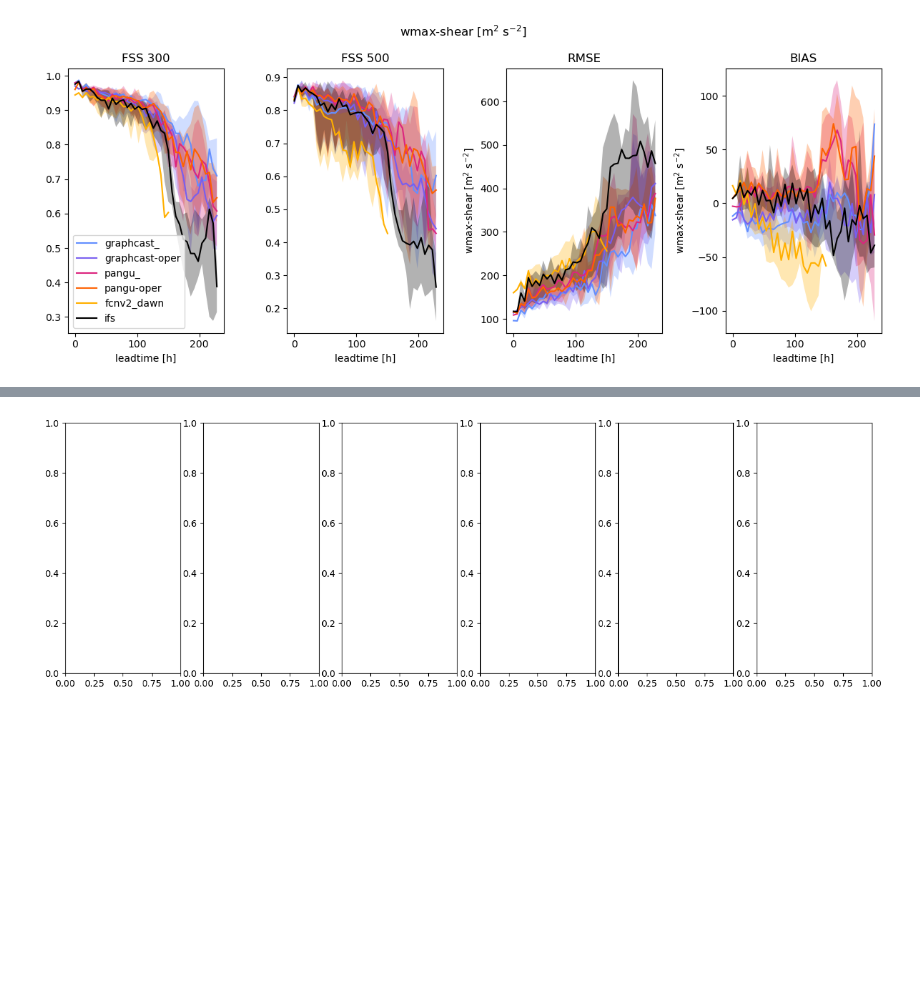
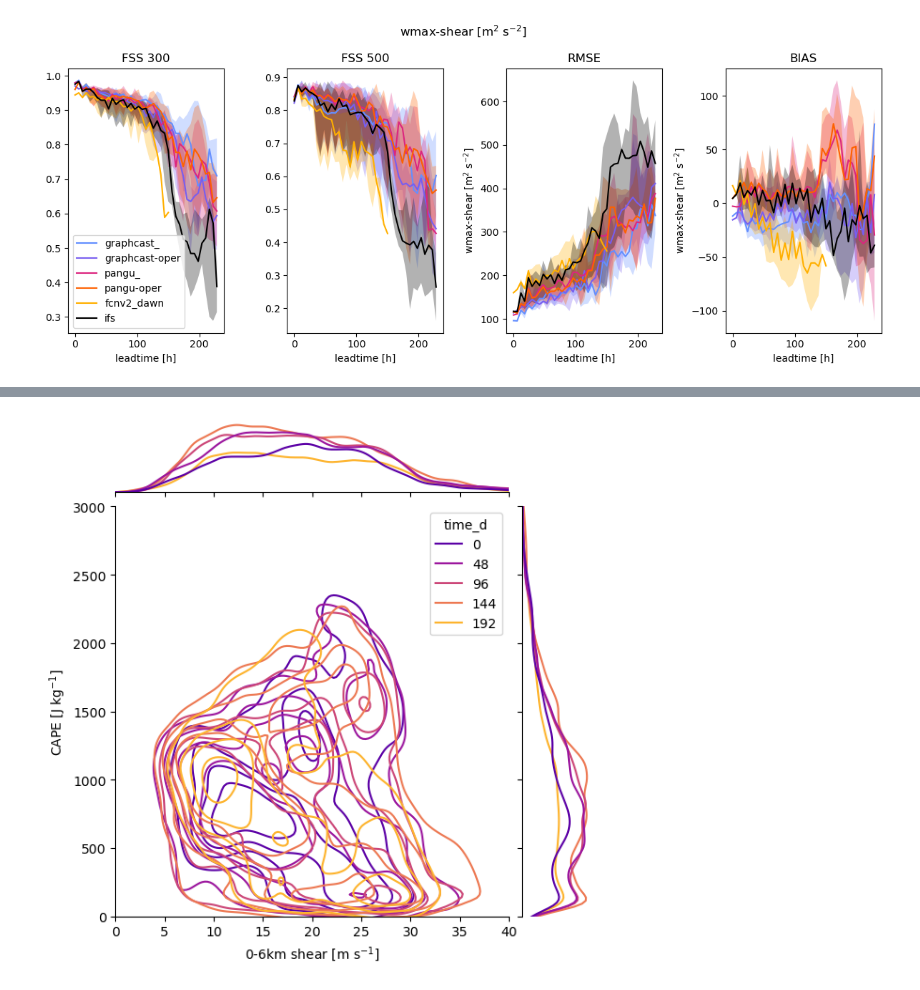
Before and after one commit to feldmann-m/AI-storm, a Jupyter notebook: devel/Eval_metrics.ipynb, the cells around one changed output, grey strips where cells are left out. Saved outputs shown, nothing was run; the diff lists cells and outputs as text; code cells hidden in the pictures; blank space fills up the shorter version.

Commit message:
evaluation sal, covariance

```diff
--- a/devel/Eval_metrics.ipynb
+++ b/devel/Eval_metrics.ipynb
@@ -21,7 +23,7 @@ Pysteps configuration file found at: /work/FAC/FGSE/IDYST/tbeucler/default/mfeld
 datapath='/work/FAC/FGSE/IDYST/tbeucler/default/raw_data/MF_ML_PREDICT/'
 models=['graphcast_','graphcast-oper','pangu_','pangu-oper','fcnv2_dawn','ifs']
 references=['era','ifs_init']
-figpath='/users/mfeldman/figs/'
+figpath='/users/mfeldman/figs/scores/'
 c1='#648fff' #lightblue
 c2='#785ef0' #indigo
 c3='#dc267f' #magenta
@@ -35,7 +129,7 @@ wms=(cape * 2)**0.5 * era_ref.bs_06
 era_ref=era_ref.assign(wms=lambda era_ref: wms)
 nn=0
 mm=0
-for mm in range(6)[-1:]:
+for mm in range(6):
     var=['cape','cin','bs_06','bs_03','bs_01','wms'][mm]
     tit=['CAPE [J kg$^{-1}$]','CIN [J kg$^{-1}$]','0-6km shear [m s$^{-1}$]','0-3km shear [m s$^{-1}$]',
          '0-1km shear [m s$^{-1}$]','wmax-shear [m$^2$ s$^{-2}$]'][mm]
@@ -242,9 +223,22 @@ cape=era_ref.cape.squeeze().values
 wms=(cape * 2)**0.5 * era_ref.bs_06
 era_ref=era_ref.assign(wms=lambda era_ref: wms)
 cmap = mpl.colormaps['plasma']
+i=8
+era_covar=np.zeros(i); era_covar[:]=np.nan
+era_corr=np.zeros(i); era_corr[:]=np.nan
+# for t in range(len(era_covar)):
+#     x = era_ref.bs_06.values[t,:,:].flatten()
+#     y = era_ref.cape.values[t,:,:].flatten()
+#     era_covar[t]=np.cov([x,y])[0,1]
+#     era_corr[t]=np.corrcoef([x,y])[0,1]
+# fig3,axes3 = plt.subplots(1,2,figsize=(8, 5))
+# axes3[0].plot(np.arange(0,240,6),np.nanmedian(era_covar)*np.ones(np.arange(0,240,6).shape),c='grey',label='era5')
+# axes3[0].plot(np.arange(0,240,6),np.nanmin(era_covar)*np.ones(np.arange(0,240,6).shape),c='grey',linestyle='--')
+# axes3[0].plot(np.arange(0,240,6),np.nanmax(era_covar)*np.ones(np.arange(0,240,6).shape),c='grey',linestyle='--')
+# axes3[1].plot(np.arange(0,240,6),np.nanmedian(era_corr)*np.ones(np.arange(0,240,6).shape),c='grey',label='era5')
+# axes3[1].plot(np.arange(0,240,6),np.nanmin(era_corr)*np.ones(np.arange(0,240,6).shape),c='grey',linestyle='--')
+# axes3[1].plot(np.arange(0,240,6),np.nanmax(era_corr)*np.ones(np.arange(0,240,6).shape),c='grey',linestyle='--')
 
-
-fig3,axes3 = plt.subplots(1,6,figsize=(16, 5))
 for nn in range(len(models)):
     kw=['lat','lat','latitude','latitude','latitude','latitude'][nn]
     kw2=['prediction_timedelta','prediction_timedelta','prediction_timedelta','prediction_timedelta','time','prediction_timedelta'][nn]
@@ -252,8 +246,10 @@ for nn in range(len(models)):
     print(model)
     i=8
     if model=='fcnv2_dawn': i=8
-    files=sorted(glob(datapath+'USA_tor_2020_'+model+'*2020*.nc'))
+    files=sorted(glob(datapath+'USA_tor_2020_'+model+'*2020*.nc'),reverse=True)
     dset=pd.DataFrame()
+    covar=np.zeros([2*len(files)+i,len(files)]); covar[:]=np.nan
+    corr=np.zeros([2*len(files)+i,len(files)]); corr[:]=np.nan
     for file in range(len(files)):
         #print(files[file])
         model_set=xr.open_dataset(files[file]).sortby(kw).fillna(0).squeeze()
@@ -275,23 +271,51 @@ for nn in range(len(models)):
 
             hue = cmap( (2*file + tstep) / (2*len(files) + tstep) )
             dset=pd.concat([dset,pd.DataFrame(data)],axis=0)
+
+            # covar[tstep+2*file,file] = np.cov([x,y])[0,1]
+            # corr[tstep+2*file,file] = np.corrcoef([x,y])[0,1]
     hue_order=np.arange(0,6*(2*len(files)+i),6)
-
-    dset['time_d'] = pd.cut(dset["time"], np.arange(0,6*(2*len(files)+i)+25,24), labels=np.arange(0,6*(2*len(files)+i)+1,24))
-
-    sns.kdeplot(data=dset, x="shear", y="cape", hue="time_d", ax=axes3[nn], hue_order=hue_order[::4],
-                        palette="plasma",levels=np.arange(0,1.1,0.2) )
-    axes3[nn].set_title(model)
-    axes3[nn].set_xlabel('0-6km shear [m s$^{-1}$]')
-    axes3[nn].set_ylabel('CAPE [J kg$^{-1}$]')
-    axes3[nn].set_xlim([0,50])
-    axes3[nn].set_ylim([0,5000])
-
     color=[c1,c2,c3,c4,c5,c6][nn]
 
+    # axes3[0].plot(np.arange(i+2*len(files))*6,np.nanmedian(covar,axis=1),c=color,label=model)
+    # axes3[0].fill_between(np.arange(i+2*len(files))*6,np.nanmax(covar,axis=1),np.nanmin(covar,axis=1),facecolor=color,alpha=0.3)
+    # axes3[0].set_title('Covariance CAPE-shear')
+    # axes3[0].set_xlabel('leadtime [h]')
+    # axes3[0].set_ylabel('cov coeff')
+    # axes3[0].legend()
+    # axes3[1].plot(np.arange(i+2*len(files))*6,np.nanmedian(corr,axis=1),c=color,label=model)
+    # axes3[1].fill_between(np.arange(i+2*len(files))*6,np.nanmax(corr,axis=1),np.nanmin(corr,axis=1),facecolor=color,alpha=0.3)
+    # axes3[1].set_title('Correlation CAPE-shear')
+    # axes3[1].set_xlabel('leadtime [h]')
+    # axes3[1].set_ylabel('corr coeff')
 
-fig3.tight_layout()
-fig3.show()
-fig3.savefig(figpath+var+'_scatter.png')
+
+    # axes3.set_xlim([0,50])
+    # axes3.set_ylim([0,5000])
+
+    dset['time_d'] = pd.cut(dset["time"], np.arange(0,6*(2*len(files)+i)+1,48), labels=np.arange(0,6*(2*len(files)+i-6),48))
+    print('making kdeplot')
+    # sns.kdeplot(data=dset, x="shear", y="cape", hue="time_d", ax=axes3[nn], hue_order=hue_order[::4],
+    #                     palette="plasma",levels=np.arange(0,1.1,0.2) )
+    g=sns.jointplot(data=dset, x="shear", y="cape", hue="time_d", kind='kde', hue_order=hue_order[:-8:8],
+                        palette="plasma",levels=np.arange(0,1.1,0.2), xlim=(0,40), ylim=(0,3000) )
+    print('formatting kdeplot')
+
+    g.ax_joint.set_xlabel('0-6km shear [m s$^{-1}$]')
+    g.ax_joint.set_ylabel('CAPE [J kg$^{-1}$]')
+    g.savefig(figpath+model+'_kde.png')
+
+    # axes3[nn].set_title(model)
+    # axes3[nn].set_xlabel('0-6km shear [m s$^{-1}$]')
+    # axes3[nn].set_ylabel('CAPE [J kg$^{-1}$]')
+    # axes3[nn].set_xlim([0,40])
+    # axes3[nn].set_ylim([0,3000])
+
+    # color=[c1,c2,c3,c4,c5,c6][nn]
+
+
+# fig3.tight_layout()
+# fig3.show()
+# fig3.savefig(figpath+'capeshear_covar.png')
 # %% [output]
 graphcast_
@@ -299 +339 @@ KeyboardInterrupt:
-[figure, old version]
+[figure, new version]
```
Also changed, not shown: parts of 8 cells of this notebook, 1 other file.
